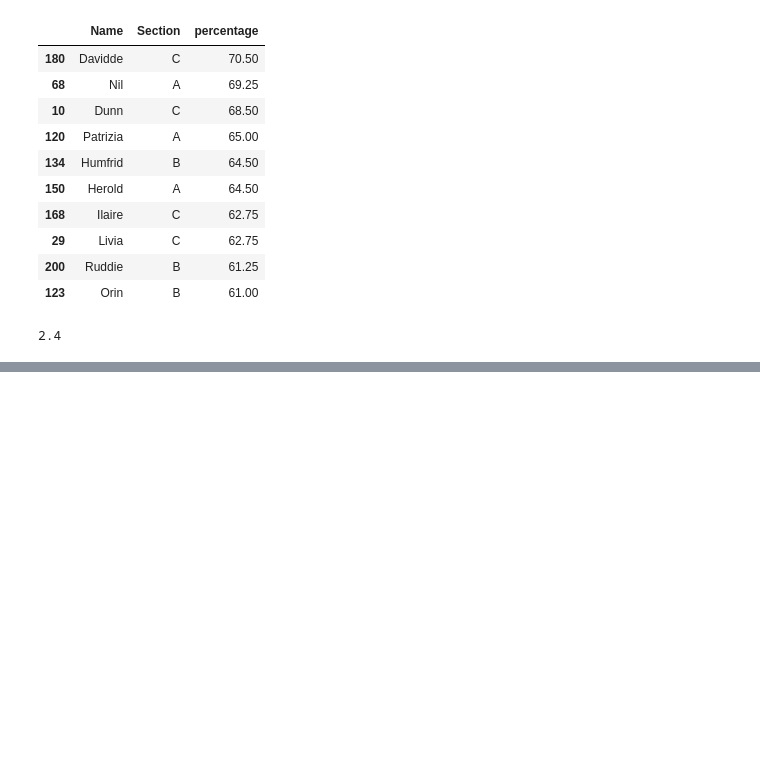
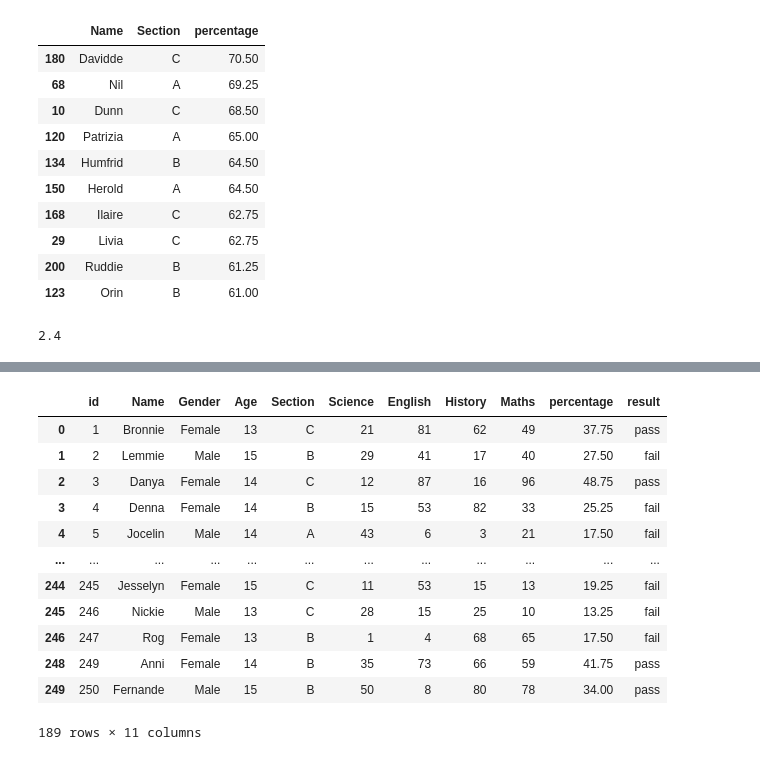
Before and after one commit to Balu-Palle/jupyterNotebook, a Jupyter notebook: 1.ipynb, the cells around one changed output, grey strips where cells are left out. Cells and saved outputs as stored; diff of their text form; code cells hidden in the pictures; blank space fills up the shorter version.

```diff
--- a/1.ipynb
+++ b/1.ipynb
@@ -377,0 +395,18 @@ print(s.forward(inputs=[1,2,3]))
+# %%
+# 2. Find students who scored less than 40 in at least one subject.
+
+df[(df['Maths'] <40) | (df['Science'] < 40) | (df['English'] < 40)]
+# %% [output]
+|  | id | Name | Gender | Age | Section | Science | English | History | Maths | percentage | result |
+| 0 | 1 | Bronnie | Female | 13 | C | 21 | 81 | 62 | 49 | 37.75 | pass |
+| 1 | 2 | Lemmie | Male | 15 | B | 29 | 41 | 17 | 40 | 27.50 | fail |
+| 2 | 3 | Danya | Female | 14 | C | 12 | 87 | 16 | 96 | 48.75 | pass |
+| 3 | 4 | Denna | Female | 14 | B | 15 | 53 | 82 | 33 | 25.25 | fail |
+| 4 | 5 | Jocelin | Male | 14 | A | 43 | 6 | 3 | 21 | 17.50 | fail |
+| ... | ... | ... | ... | ... | ... | ... | ... | ... | ... | ... | ... |
+| 244 | 245 | Jesselyn | Female | 15 | C | 11 | 53 | 15 | 13 | 19.25 | fail |
+| 245 | 246 | Nickie | Male | 13 | C | 28 | 15 | 25 | 10 | 13.25 | fail |
+| 246 | 247 | Rog | Female | 13 | B | 1 | 4 | 68 | 65 | 17.50 | fail |
+| 248 | 249 | Anni | Female | 14 | B | 35 | 73 | 66 | 59 | 41.75 | pass |
+| 249 | 250 | Fernande | Male | 15 | B | 50 | 8 | 80 | 78 | 34.00 | pass |
+189 rows × 11 columns
```
Also changed, not shown: parts of 3 cells of this notebook.
